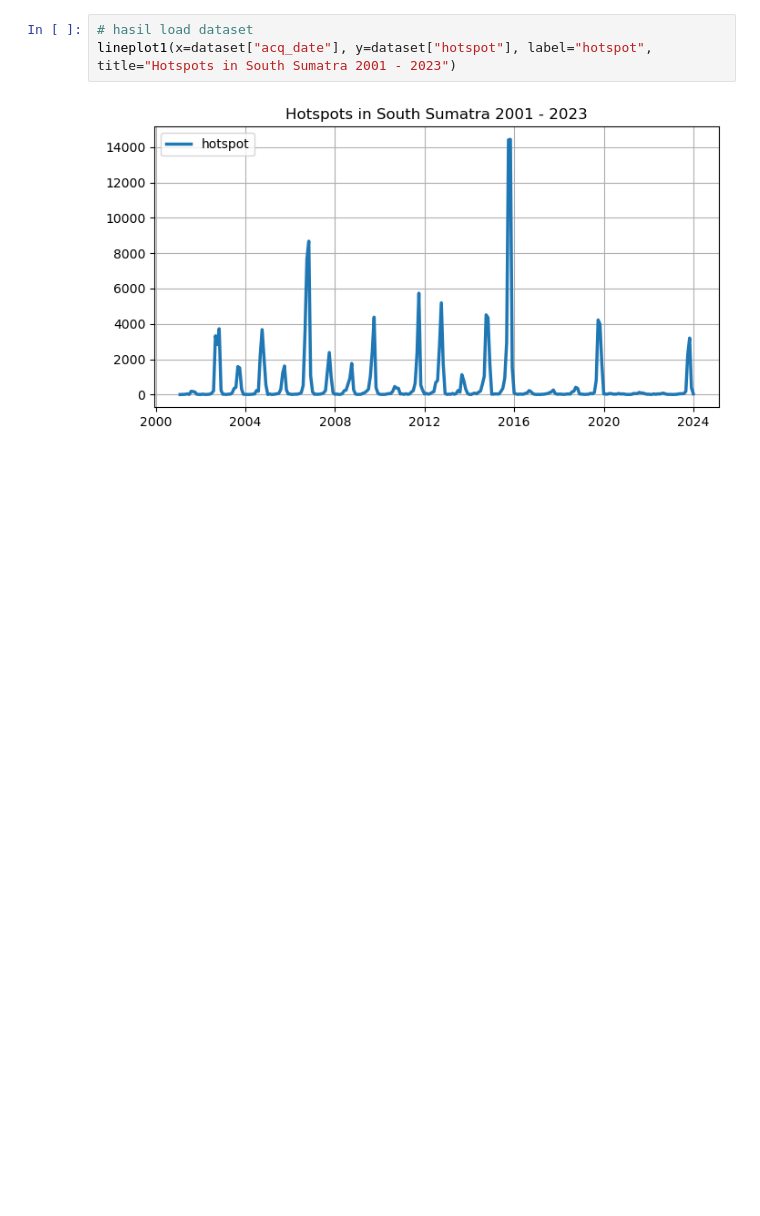
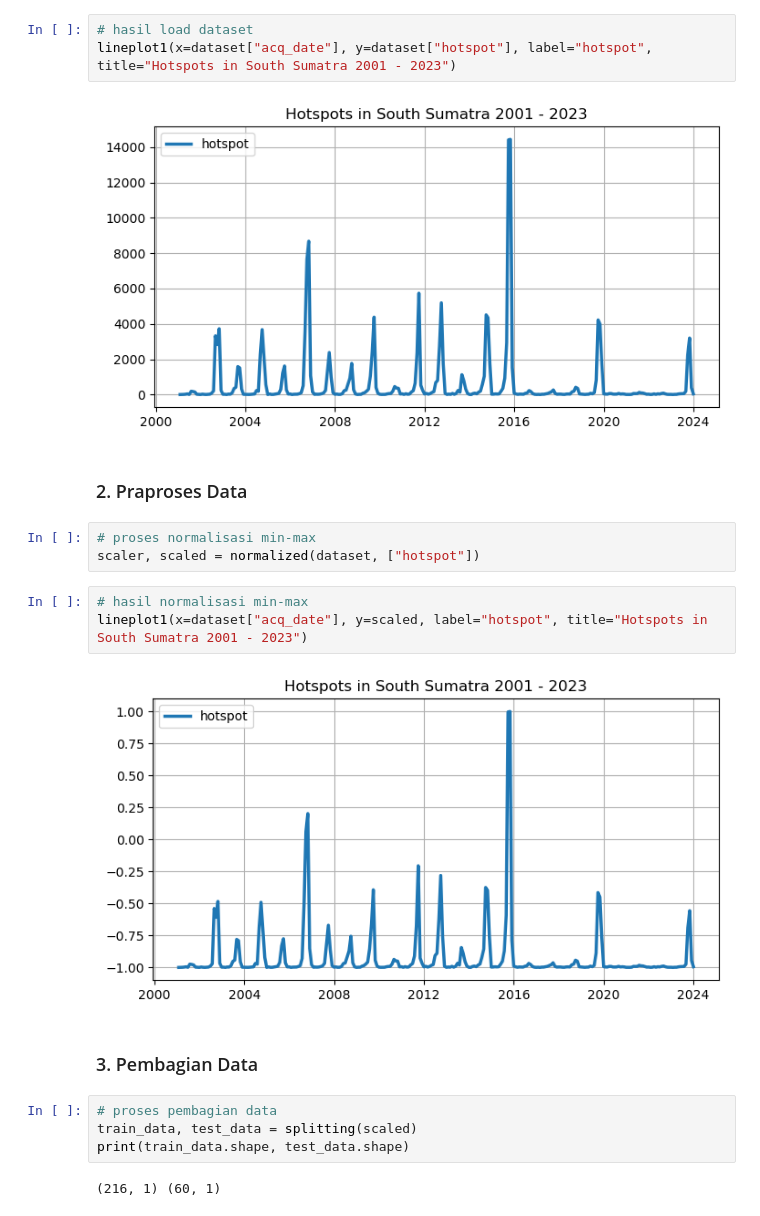
Before and after one commit to kusin/tensorflow-hotspot-v2, a Jupyter notebook: M1.ipynb, the cells around one changed output. Saved outputs shown, nothing was run; the diff lists cells and outputs as text; blank space fills up the shorter version.

```diff
--- a/M1.ipynb
+++ b/M1.ipynb
@@ -36,3 +39,21 @@ print(dataset.head())
 lineplot1(x=dataset["acq_date"], y=dataset["hotspot"], label="hotspot", title="Hotspots in South Sumatra 2001 - 2023")
 # %% [output]
 [figure]
+# %% [markdown]
+### 2. Praproses Data
+# %%
+# proses normalisasi min-max
+scaler, scaled = normalized(dataset, ["hotspot"])
+# %%
+# hasil normalisasi min-max
+lineplot1(x=dataset["acq_date"], y=scaled, label="hotspot", title="Hotspots in South Sumatra 2001 - 2023")
+# %% [output]
+[figure, added]
+# %% [markdown]
+### 3. Pembagian Data
+# %%
+# proses pembagian data
+train_data, test_data = splitting(scaled)
+print(train_data.shape, test_data.shape)
+# %% [output]
+(216, 1) (60, 1)
```
Also changed, not shown: parts of 3 cells of this notebook, 2 other files.
